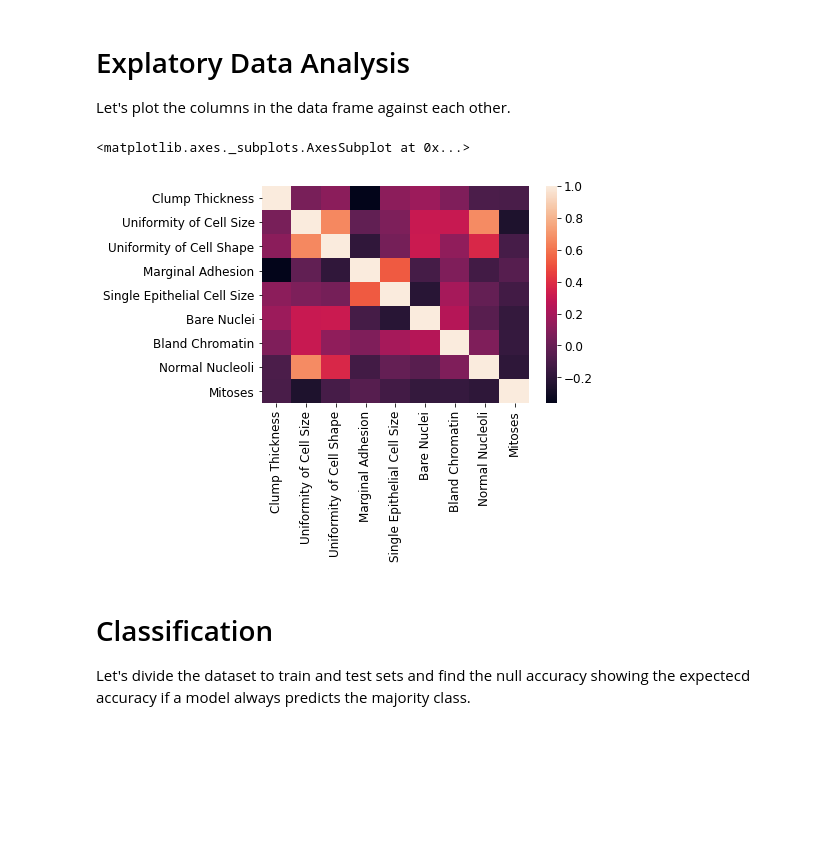
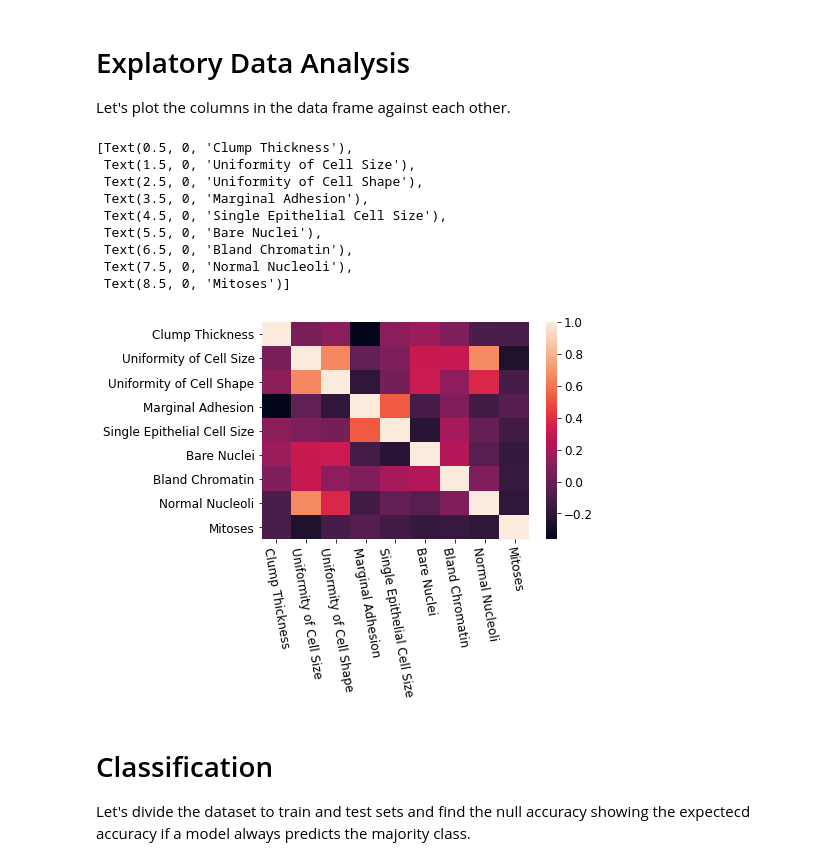
Before and after one commit to sina5/Breast-Cancer-Detection, a Jupyter notebook: bc.ipynb, the cells around one changed output. Saved outputs shown, nothing was run; the diff lists cells and outputs as text; code cells hidden in the pictures; blank space fills up the shorter version.

```diff
--- a/bc.ipynb
+++ b/bc.ipynb
@@ -162,10 +162,19 @@ Name: Class, dtype: int64
 Let's plot the columns in the data frame against each other.
 # %%
 corr = df.loc[:, ~df.columns.isin(['ID'])].corr()
-sns.heatmap(corr)
+ax = sns.heatmap(corr)
+ax.set_xticklabels(g.get_xticklabels(), rotation = -80)
 # %% [output]
-<matplotlib.axes._subplots.AxesSubplot at 0x...>
+[Text(0.5, 0, 'Clump Thickness'),
+ Text(1.5, 0, 'Uniformity of Cell Size'),
+ Text(2.5, 0, 'Uniformity of Cell Shape'),
+ Text(3.5, 0, 'Marginal Adhesion'),
+ Text(4.5, 0, 'Single Epithelial Cell Size'),
+ Text(5.5, 0, 'Bare Nuclei'),
+ Text(6.5, 0, 'Bland Chromatin'),
+ Text(7.5, 0, 'Normal Nucleoli'),
+ Text(8.5, 0, 'Mitoses')]
-[figure, old version]
+[figure, new version]
 # %% [markdown]
 # Classification
 
```
